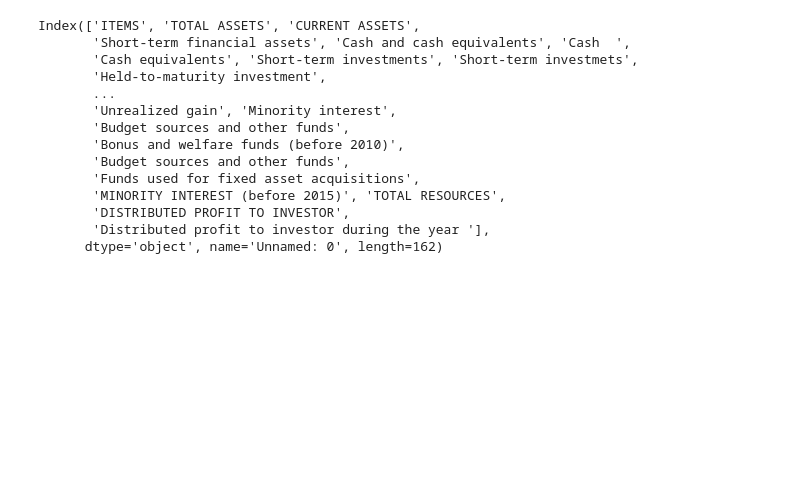
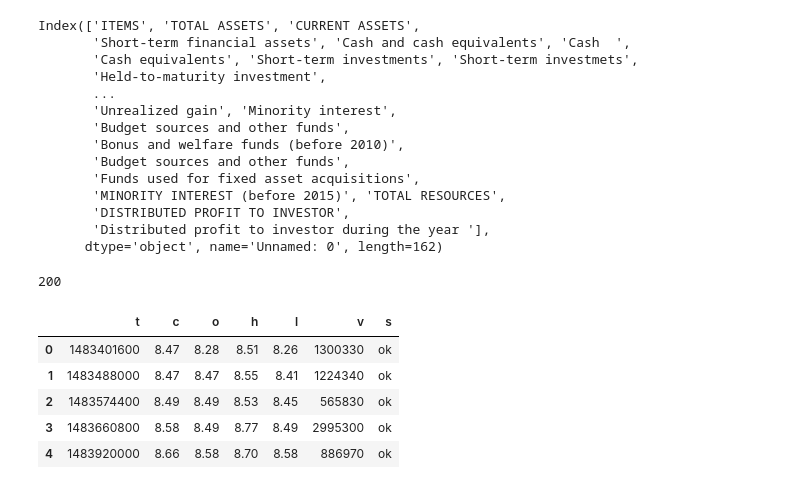
Before and after one commit to tranthanhbinh1/stock-recommendation-system, a Jupyter notebook: test2.ipynb, the cells around one changed output. Saved outputs shown, nothing was run; the diff lists cells and outputs as text; code cells hidden in the pictures; blank space fills up the shorter version.

Commit message:
update daily prices

```diff
--- a/test2.ipynb
+++ b/test2.ipynb
@@ -122,3 +122,19 @@ Index(['ITEMS', 'TOTAL ASSETS', 'CURRENT ASSETS',
        'DISTRIBUTED PROFIT TO INVESTOR',
        'Distributed profit to investor during the year '],
       dtype='object', name='Unnamed: 0', length=162)
+# %%
+from crawler.get_ssi_hist_daily_price import SSIHistoricalDailyPrice
+
+crawler = SSIHistoricalDailyPrice()
+df = crawler.get_historical_daily_price("SSI", "2017-01-01", "2017-12-31")
+# %% [output]
+200
+# %%
+df.head()
+# %% [output]
+|  | t | c | o | h | l | v | s |
+| 0 | 1483401600 | 8.47 | 8.28 | 8.51 | 8.26 | 1300330 | ok |
+| 1 | 1483488000 | 8.47 | 8.47 | 8.55 | 8.41 | 1224340 | ok |
+| 2 | 1483574400 | 8.49 | 8.49 | 8.53 | 8.45 | 565830 | ok |
+| 3 | 1483660800 | 8.58 | 8.49 | 8.77 | 8.49 | 2995300 | ok |
+| 4 | 1483920000 | 8.66 | 8.58 | 8.70 | 8.58 | 886970 | ok |
```
Also changed, not shown: 2 other files.
